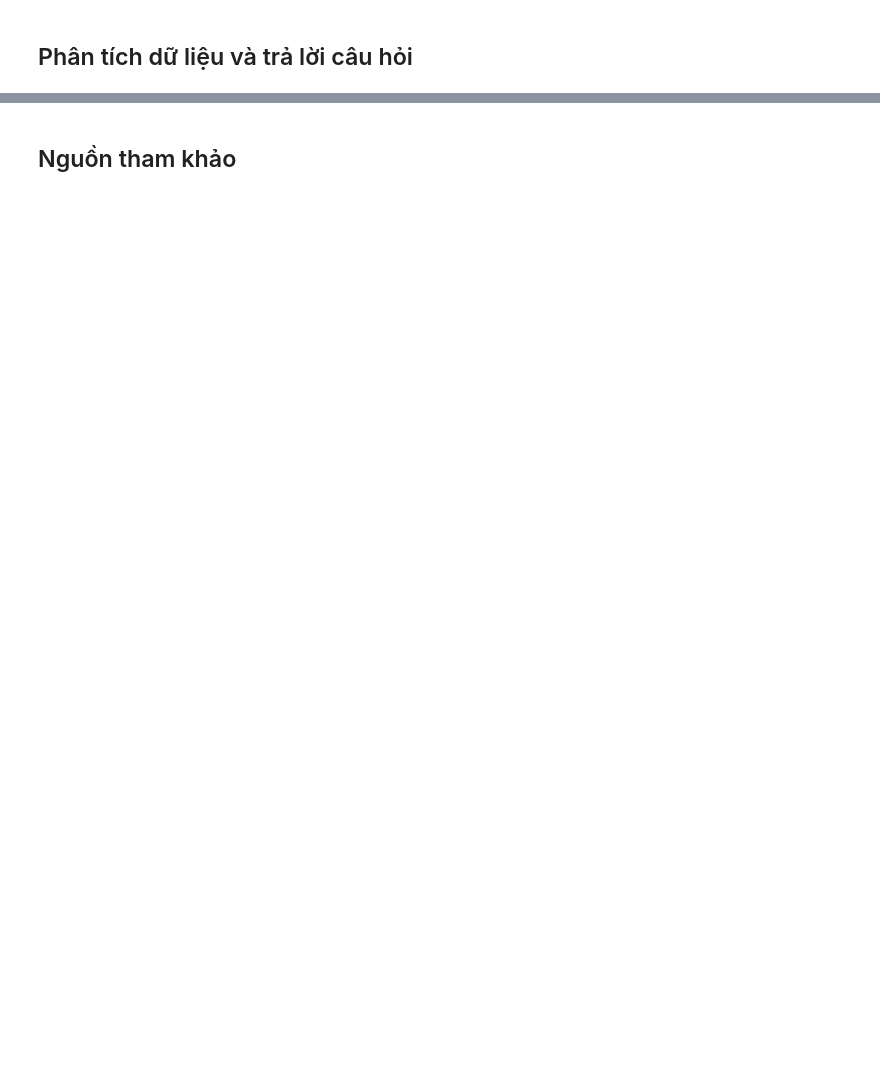
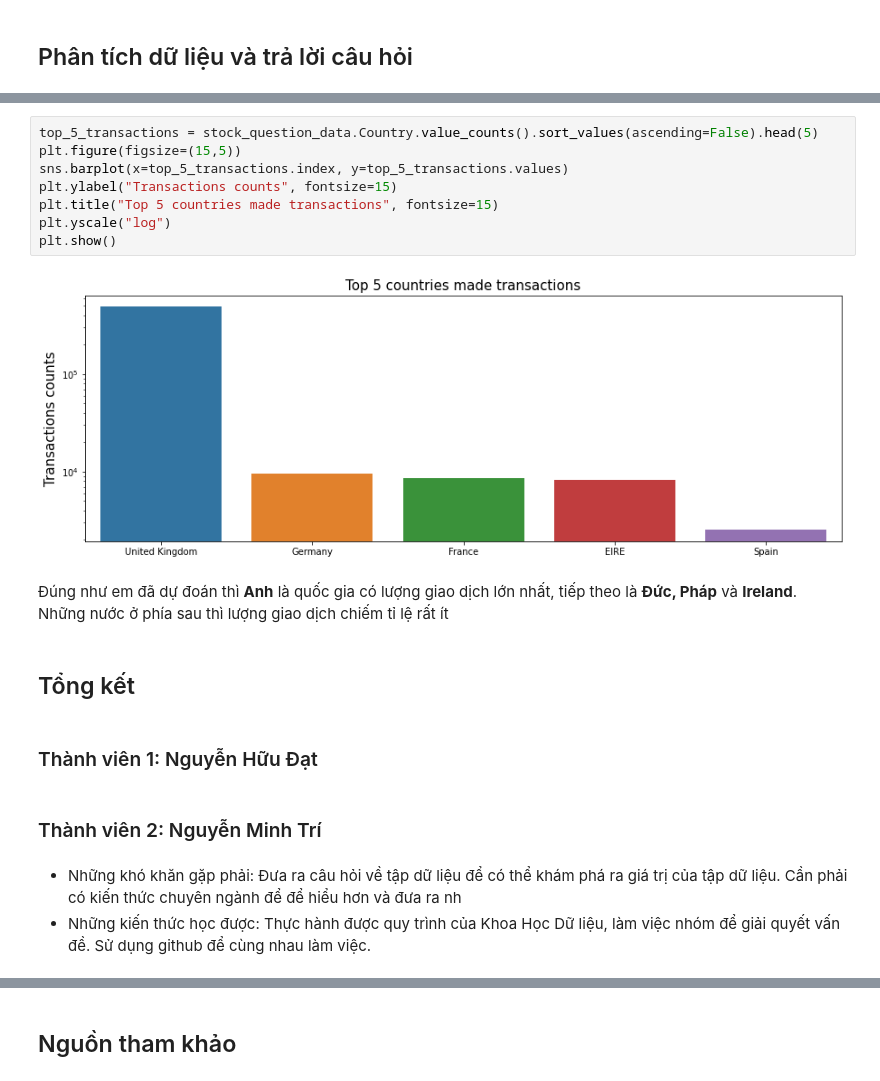
Before and after one commit to hudavn/G12-P4DS-Final, a Jupyter notebook: G12_FinalProject.ipynb, the cells around one changed output, grey strips where cells are left out. Saved outputs shown, nothing was run; the diff lists cells and outputs as text; blank space fills up the shorter version.

```diff
--- a/G12_FinalProject.ipynb
+++ b/G12_FinalProject.ipynb
@@ -220,0 +282,21 @@ Nhìn vào các giá trị ở cột <b>Description</b> bị thiếu, nhận th
+# %%
+top_5_transactions = stock_question_data.Country.value_counts().sort_values(ascending=False).head(5)
+plt.figure(figsize=(15,5))
+sns.barplot(x=top_5_transactions.index, y=top_5_transactions.values)
+plt.ylabel("Transactions counts", fontsize=15)
+plt.title("Top 5 countries made transactions", fontsize=15)
+plt.yscale("log")
+plt.show()
+# %% [output]
+[figure, added]
+# %% [markdown]
+Đúng như em đã dự đoán thì <b>Anh</b> là quốc gia có lượng giao dịch lớn nhất, tiếp theo là <b>Đức, Pháp</b> và <b>Ireland</b>. Những nước ở phía sau thì lượng giao dịch chiếm tỉ lệ rất ít
+# %% [markdown]
+## Tổng kết
+# %% [markdown]
+### Thành viên 1: Nguyễn Hữu Đạt
+# %% [markdown]
+### Thành viên 2: Nguyễn Minh Trí
+# %% [markdown]
+- Những khó khăn gặp phải: Đưa ra câu hỏi về tập dữ liệu để có thể khám phá ra giá trị của tập dữ liệu. Cần phải có kiến thức chuyên ngành để để hiểu hơn và đưa ra nh
+- Những kiến thức học được: Thực hành được quy trình của Khoa Học Dữ liệu, làm việc nhóm để giải quyết vấn đề. Sử dụng github để cùng nhau làm việc.
```
Also changed, not shown: parts of 25 cells of this notebook.
